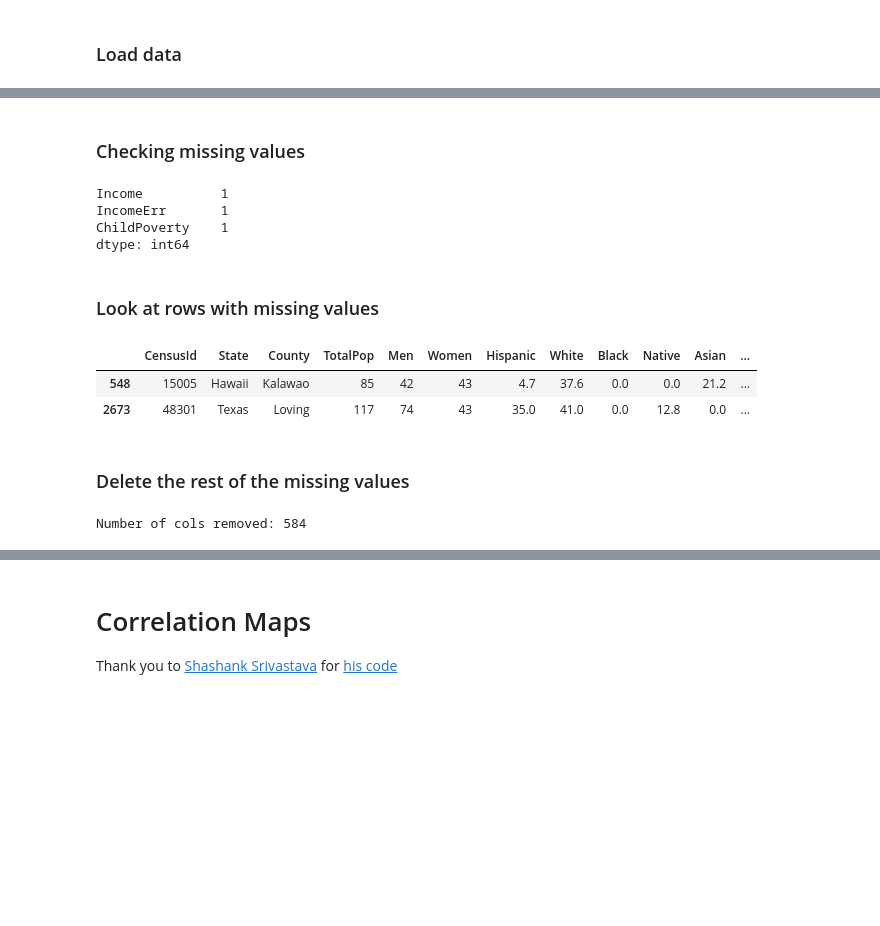
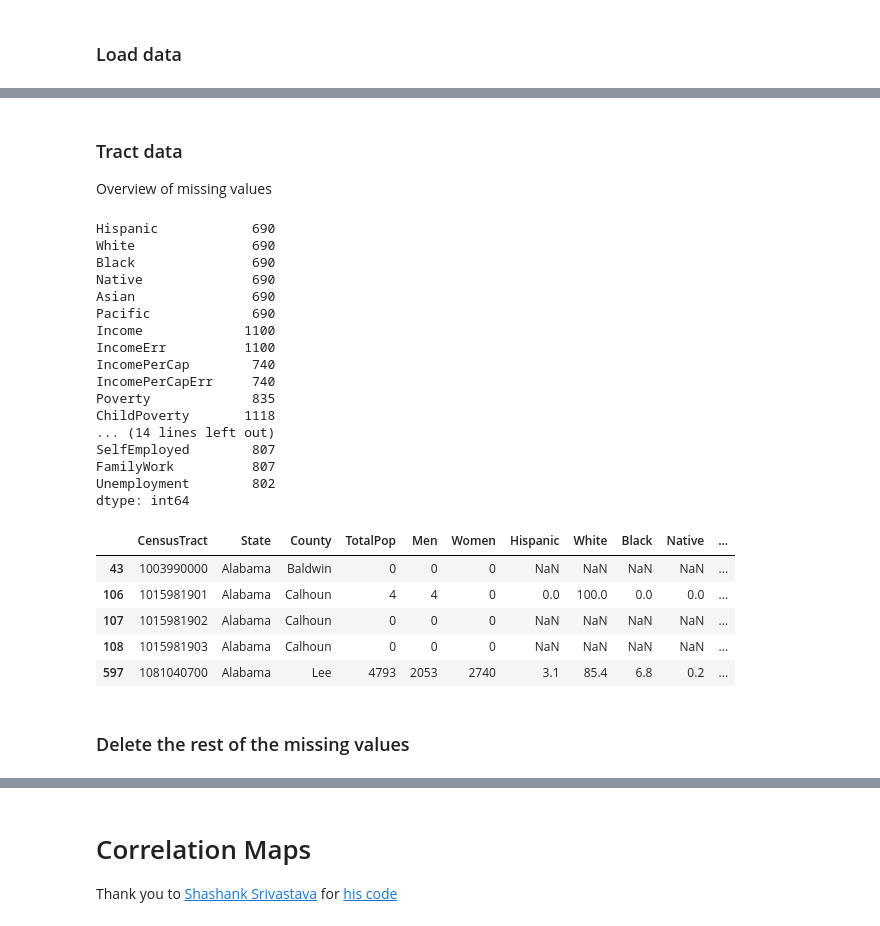
Before and after one commit to pstetz/Kaggle, a Jupyter notebook: in_progress/census/general_focus.ipynb, the cells around one changed output, grey strips where cells are left out. Cells and saved outputs as stored; diff of their text form; code cells hidden in the pictures; blank space fills up the shorter version.

```diff
--- a/in_progress/census/general_focus.ipynb
+++ b/in_progress/census/general_focus.ipynb
@@ -51,19 +72,35 @@ Columns Index(['CensusId', 'State', 'County', 'TotalPop', 'Men', 'Women', 'Hispa
 # %% [markdown]
-### Checking missing values
+### Tract data
+
+Overview of missing values
 # %%
-missing_cols = [col for col in census.columns if any(census[col].isnull())]
+missing_cols = [col for col in tract.columns if any(tract[col].isnull())]
 
-census[missing_cols].isnull().sum()
+print(tract[missing_cols].isnull().sum())
+
+### Look at rows with missing values
+tract[tract.isnull().any(axis=1)].head()
 # %% [output]
-Income          1
-IncomeErr       1
-ChildPoverty    1
+Hispanic            690
+White               690
+Black               690
+Native              690
+Asian               690
+Pacific             690
+Income             1100
+IncomeErr          1100
+IncomePerCap        740
+IncomePerCapErr     740
+Poverty             835
+ChildPoverty       1118
+... (14 lines left out)
+SelfEmployed        807
+FamilyWork          807
+Unemployment        802
 dtype: int64
+|  | CensusTract | State | County | TotalPop | Men | Women | Hispanic | White | Black | Native | ... |
+| 43 | 1003990000 | Alabama | Baldwin | 0 | 0 | 0 | NaN | NaN | NaN | NaN | ... |
+| 106 | 1015981901 | Alabama | Calhoun | 4 | 4 | 0 | 0.0 | 100.0 | 0.0 | 0.0 | ... |
+| 107 | 1015981902 | Alabama | Calhoun | 0 | 0 | 0 | NaN | NaN | NaN | NaN | ... |
+| 108 | 1015981903 | Alabama | Calhoun | 0 | 0 | 0 | NaN | NaN | NaN | NaN | ... |
+| 597 | 1081040700 | Alabama | Lee | 4793 | 2053 | 2740 | 3.1 | 85.4 | 6.8 | 0.2 | ... |
-# %% [markdown]
-### Look at rows with missing values
-# %%
-census[census.isnull().any(axis=1)]
-# %% [output]
-|  | CensusId | State | County | TotalPop | Men | Women | Hispanic | White | Black | Native | Asian | ... |
-| 548 | 15005 | Hawaii | Kalawao | 85 | 42 | 43 | 4.7 | 37.6 | 0.0 | 0.0 | 21.2 | ... |
-| 2673 | 48301 | Texas | Loving | 117 | 74 | 43 | 35.0 | 41.0 | 0.0 | 12.8 | 0.0 | ... |
@@ -70,9 +112,2 @@ census[census.isnull().any(axis=1)]
 # %% [markdown]
 ### Delete the rest of the missing values
-# %%
-before_N = len(census)
-census = census.dropna()
-after_N = len(census)
-print("Number of cols removed:", before_N - after_N)
-# %% [output]
-Number of cols removed: 584
```
Also changed, not shown: parts of 5 cells of this notebook, 2 other files.
